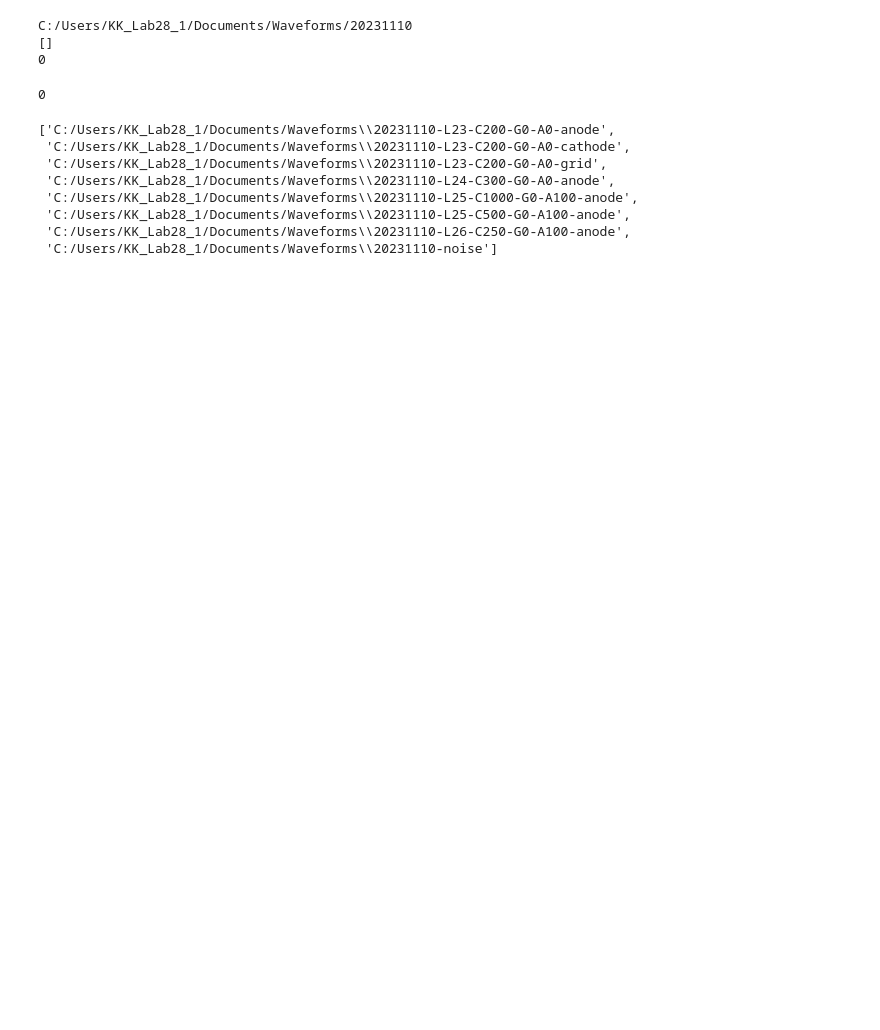
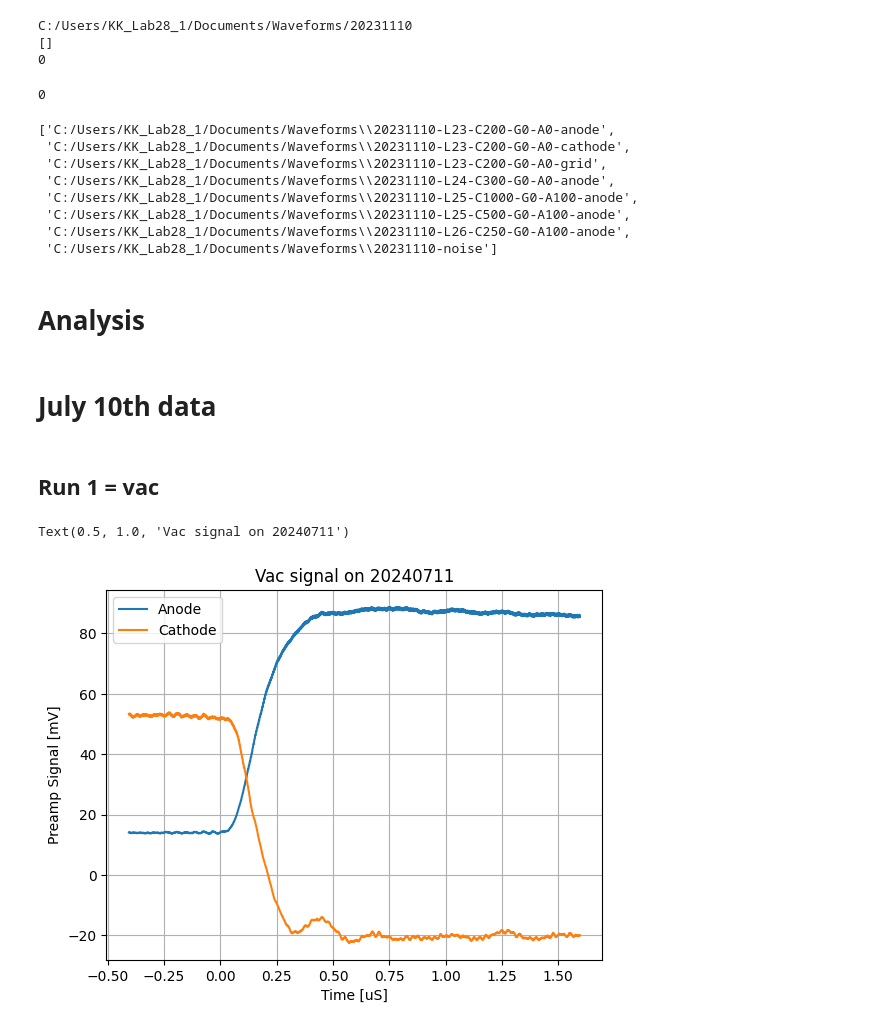
Before and after one commit to jbane11/nexo, a Jupyter notebook: Lab028/osci/osci_analysis.v4.ipynb, the cells around one changed output. Drawn from its saved outputs; the diff is of its cells as text; code cells hidden in the pictures; blank space fills up the shorter version.

Commit message:
Analysing the little bit of data from July 10th

```diff
--- a/Lab028/osci/osci_analysis.v4.ipynb
+++ b/Lab028/osci/osci_analysis.v4.ipynb
@@ -198,3 +182,34 @@ glob.glob("C:/Users/KK_Lab28_1/Documents/Waveforms/20231110*")
  'C:/Users/KK_Lab28_1/Documents/Waveforms\\20231110-L25-C500-G0-A100-anode',
  'C:/Users/KK_Lab28_1/Documents/Waveforms\\20231110-L26-C250-G0-A100-anode',
  'C:/Users/KK_Lab28_1/Documents/Waveforms\\20231110-noise']
+# %% [markdown]
+# Analysis
+# %% [markdown]
+# July 10th data
+# %% [markdown]
+## Run 1 = vac
+# %%
+wafeform_path="/Users/KK_Lab28_1/Documents/Waveforms/" # Path for data on July 7th
+
+waveform_date="240710"
+runnumber="00001"
+
+waveform_dir=wafeform_path+waveform_date+"_"+runnumber
+waveform_wavenumber="0001"
+waveform_filename=waveform_date+"_"+runnumber+"_"+waveform_wavenumber
+waveform_fullpath=waveform_dir+"/"+waveform_filename+".csv"
+DF=pd.read_csv(waveform_fullpath,skiprows=[1])
+DF["Avg UV"]=DF["Avg UV"]*1000 # Change from V to mV
+
+
+plt.errorbar(x=DF["Time"],y=DF["Avg Anode"], label="Anode")
+plt.errorbar(x=DF["Time"],y=DF["Avg UV"], label="Cathode")
+
+plt.xlabel("Time [uS]")
+plt.ylabel("Preamp Signal [mV]")
+plt.grid()
+plt.legend()
+plt.title("Vac signal on 20240711")
+# %% [output]
+Text(0.5, 1.0, 'Vac signal on 20240711')
+[figure, added]
```
Also changed, not shown: parts of 6 cells of this notebook.
